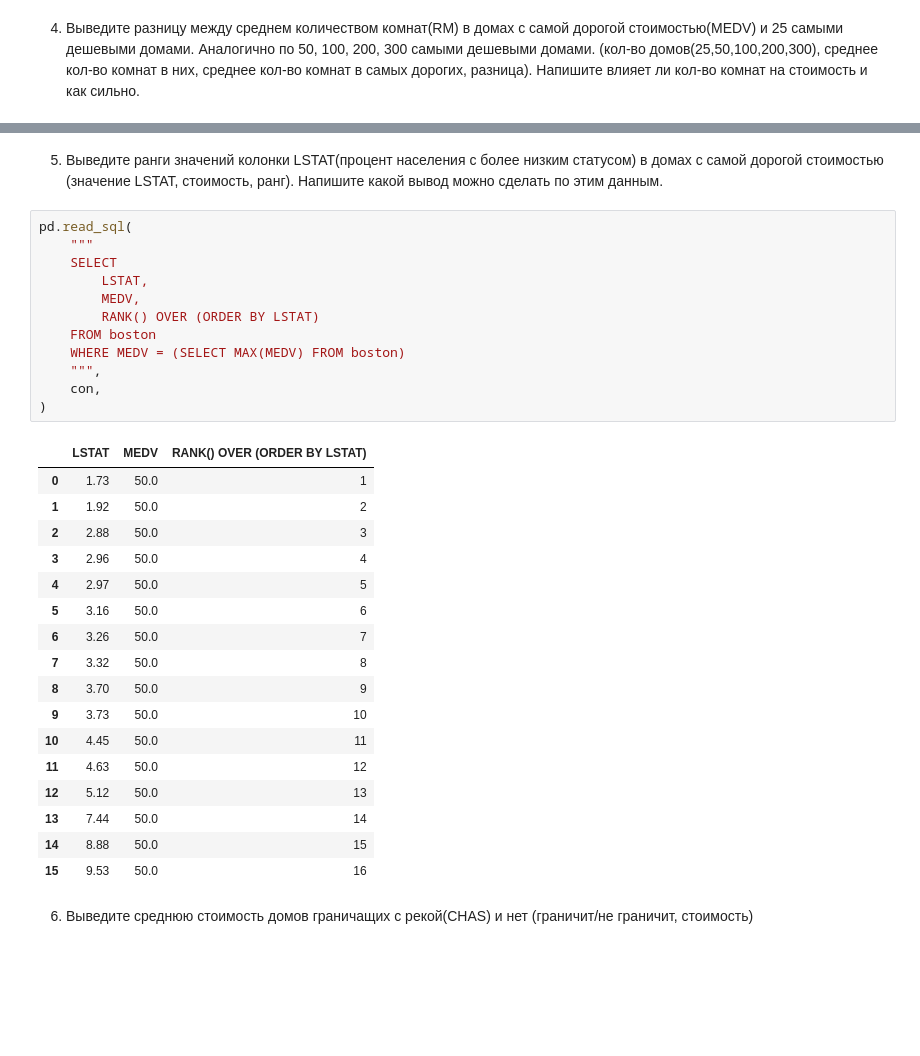
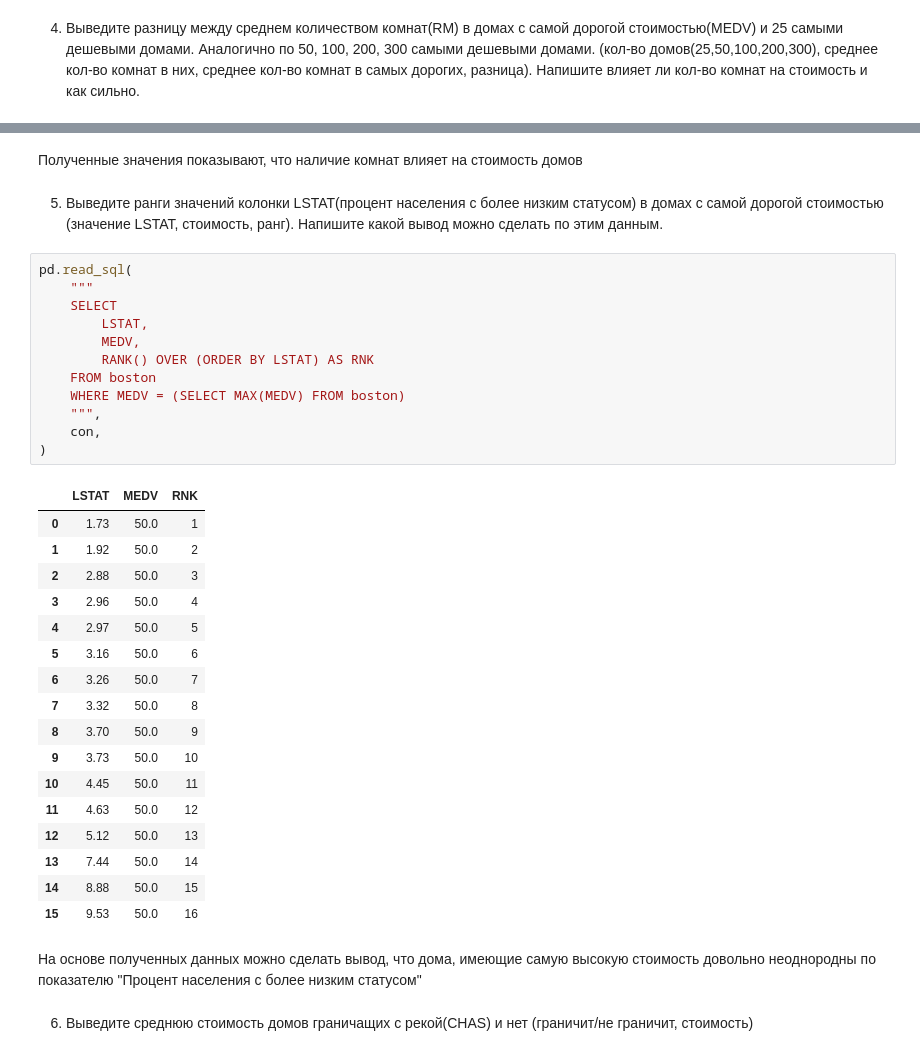
Before and after one commit to iskander-filippov/ds-school-repo, a Jupyter notebook: homework_07/homework_07.ipynb, the cells around one changed output, grey strips where cells are left out. Cells and saved outputs as stored; diff of their text form; blank space fills up the shorter version.

```diff
--- a/homework_07/homework_07.ipynb
+++ b/homework_07/homework_07.ipynb
@@ -228,19 +254,21 @@ pd.read_sql(
+# %% [markdown]
+Полученные значения показывают, что наличие комнат влияет на стоимость домов
 # %% [markdown]
 5. Выведите ранги значений колонки LSTAT(процент населения с более низким статусом) в домах с самой дорогой стоимостью (значение LSTAT, стоимость, ранг). Напишите какой вывод можно сделать по этим данным.
 # %%
 pd.read_sql(
     """
     SELECT
         LSTAT,
         MEDV,
-        RANK() OVER (ORDER BY LSTAT)
+        RANK() OVER (ORDER BY LSTAT) AS RNK
     FROM boston
     WHERE MEDV = (SELECT MAX(MEDV) FROM boston)
     """,
     con,
 )
 # %% [output]
-|  | LSTAT | MEDV | RANK() OVER (ORDER BY LSTAT) |
+|  | LSTAT | MEDV | RNK |
 | 0 | 1.73 | 50.0 | 1 |
 | 1 | 1.92 | 50.0 | 2 |
 | 2 | 2.88 | 50.0 | 3 |
@@ -257,6 +285,8 @@ pd.read_sql(
 | 13 | 7.44 | 50.0 | 14 |
 | 14 | 8.88 | 50.0 | 15 |
 | 15 | 9.53 | 50.0 | 16 |
+# %% [markdown]
+На основе полученных данных можно сделать вывод, что дома, имеющие самую высокую стоимость довольно неоднородны по показателю "Процент населения с более низким статусом"
 # %% [markdown]
 6. Выведите среднюю стоимость домов граничащих с рекой(CHAS) и нет (граничит/не граничит, стоимость)
 # %%
```
Also changed, not shown: parts of 7 cells of this notebook.
